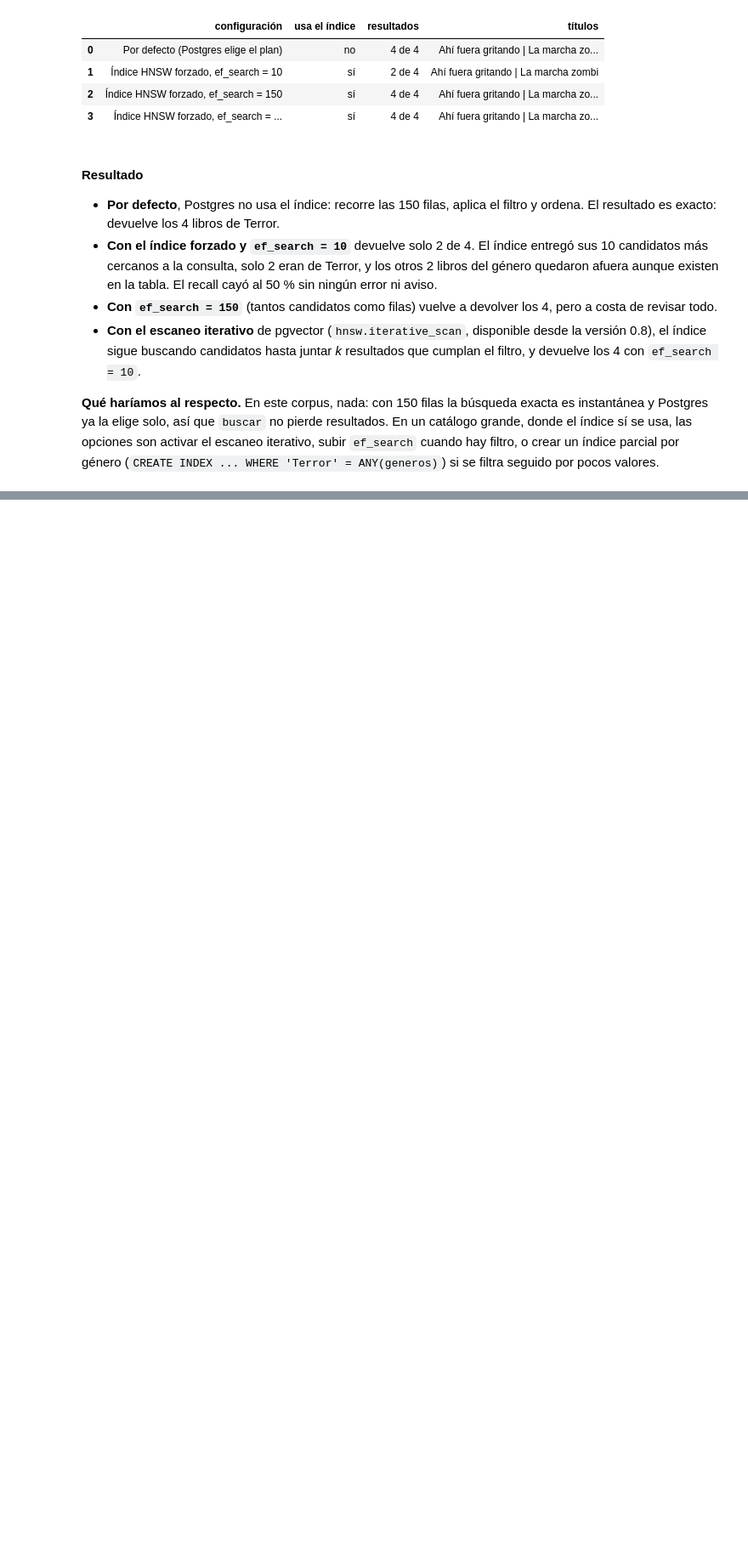
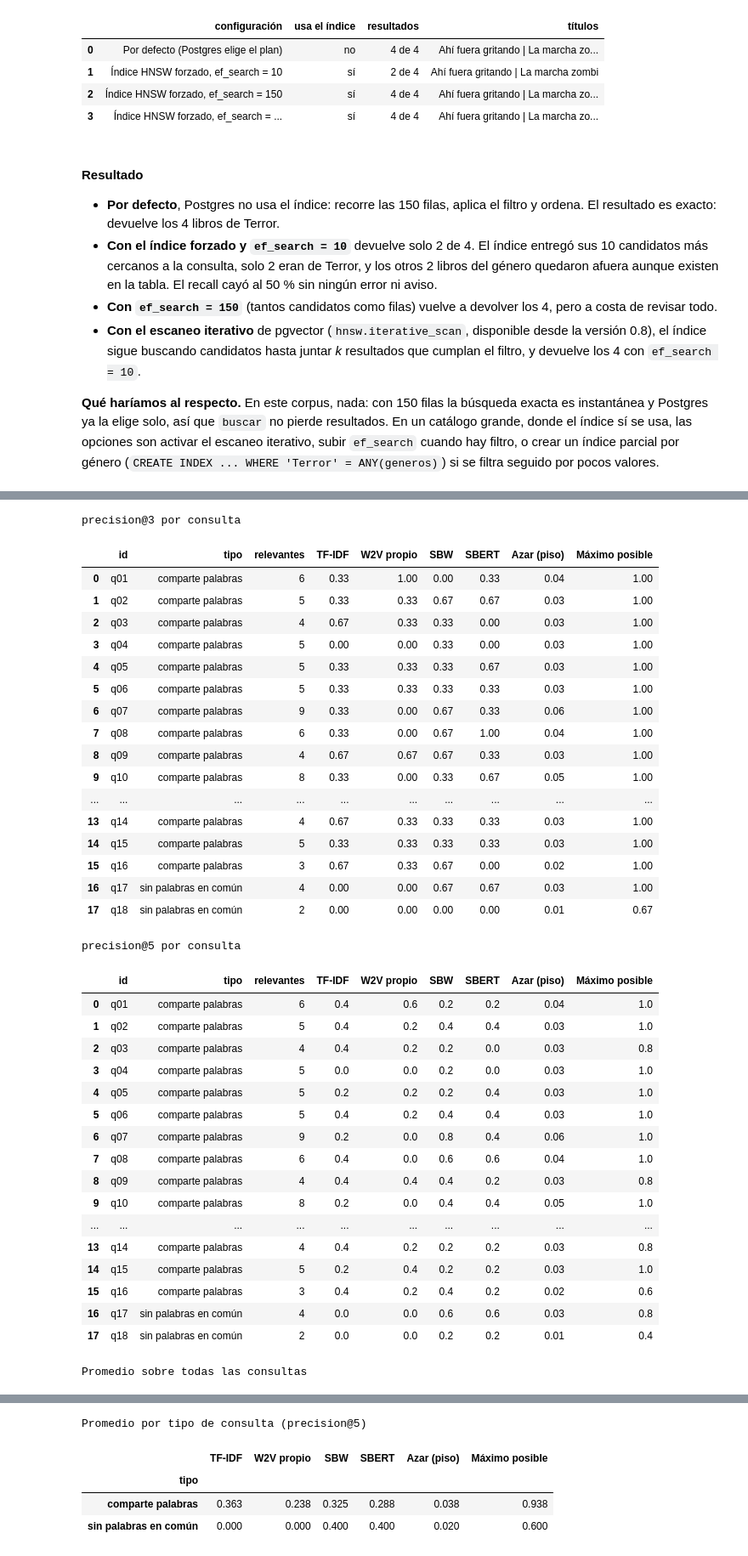
Before and after one commit to Franrnn/TUIA-NLP, a Jupyter notebook: src/TP2_Renna_Gomez_Ruiz_Esparza.ipynb, the cells around one changed output, grey strips where cells are left out. Shown at 85% size. Cells and saved outputs as stored; diff of their text form; code cells hidden in the pictures; blank space fills up the shorter version.

Commit message:
Evaluación y modelos y chunking + Informe

```diff
--- a/src/TP2_Renna_Gomez_Ruiz_Esparza.ipynb
+++ b/src/TP2_Renna_Gomez_Ruiz_Esparza.ipynb
@@ -1318,0 +1371,73 @@ if BASE_DISPONIBLE:
+# %%
+def top_k_ids(consulta, modelo, k):
+    # Los k libros más similares, con el mismo criterio que ranking(): solo similitud mayor que cero
+    sims = similitudes(consulta, modelo)
+    if sims is None:
+        return []
+    return [IDS[i] for i in np.argsort(sims)[::-1][:k] if sims[i] > 0]
+
+def evaluar(k):
+    filas = []
+    for qid, q in queries.items():
+        rel = relevantes_de(q)
+        fila = {"id": qid, "tipo": tipo_de(q), "relevantes": len(rel)}
+        for m in MODELOS:
+            fila[m] = len(rel & set(top_k_ids(q["consulta"], m, k))) / k
+        fila["Azar (piso)"] = len(rel) / N               # valor esperado al elegir k libros al azar
+        fila["Máximo posible"] = min(len(rel), k) / k    # con menos de k relevantes, 1 es inalcanzable
+        filas.append(fila)
+    return pd.DataFrame(filas)
+
+COLUMNAS = MODELOS + ["Azar (piso)", "Máximo posible"]
+resultados = {k: evaluar(k) for k in [3, 5]}
+
+for k, res in resultados.items():
+    print(f"\nprecision@{k} por consulta")
+    display(res.round(2))
+
+print("\nPromedio sobre todas las consultas")
+display(pd.DataFrame({f"precision@{k}": res[COLUMNAS].mean() for k, res in resultados.items()}).round(3))
+
+print("Promedio por tipo de consulta (precision@5)")
+display(resultados[5].groupby("tipo")[COLUMNAS].mean().round(3))
+
+print("Consultas sin palabras en común con sus relevantes (TF-IDF no puede acertar por construcción)")
+display(resultados[5][resultados[5]["tipo"] == "sin palabras en común"].round(2))
+# %% [output]
+precision@3 por consulta
+|  | id | tipo | relevantes | TF-IDF | W2V propio | SBW | SBERT | Azar (piso) | Máximo posible |
+| 0 | q01 | comparte palabras | 6 | 0.33 | 1.00 | 0.00 | 0.33 | 0.04 | 1.00 |
+| 1 | q02 | comparte palabras | 5 | 0.33 | 0.33 | 0.67 | 0.67 | 0.03 | 1.00 |
+| 2 | q03 | comparte palabras | 4 | 0.67 | 0.33 | 0.33 | 0.00 | 0.03 | 1.00 |
+| 3 | q04 | comparte palabras | 5 | 0.00 | 0.00 | 0.33 | 0.00 | 0.03 | 1.00 |
+| 4 | q05 | comparte palabras | 5 | 0.33 | 0.33 | 0.33 | 0.67 | 0.03 | 1.00 |
+| 5 | q06 | comparte palabras | 5 | 0.33 | 0.33 | 0.33 | 0.33 | 0.03 | 1.00 |
+| 6 | q07 | comparte palabras | 9 | 0.33 | 0.00 | 0.67 | 0.33 | 0.06 | 1.00 |
+| 7 | q08 | comparte palabras | 6 | 0.33 | 0.00 | 0.67 | 1.00 | 0.04 | 1.00 |
+| 8 | q09 | comparte palabras | 4 | 0.67 | 0.67 | 0.67 | 0.33 | 0.03 | 1.00 |
+| 9 | q10 | comparte palabras | 8 | 0.33 | 0.00 | 0.33 | 0.67 | 0.05 | 1.00 |
+| ... | ... | ... | ... | ... | ... | ... | ... | ... | ... |
+| 13 | q14 | comparte palabras | 4 | 0.67 | 0.33 | 0.33 | 0.33 | 0.03 | 1.00 |
+| 14 | q15 | comparte palabras | 5 | 0.33 | 0.33 | 0.33 | 0.33 | 0.03 | 1.00 |
+| 15 | q16 | comparte palabras | 3 | 0.67 | 0.33 | 0.67 | 0.00 | 0.02 | 1.00 |
+| 16 | q17 | sin palabras en común | 4 | 0.00 | 0.00 | 0.67 | 0.67 | 0.03 | 1.00 |
+| 17 | q18 | sin palabras en común | 2 | 0.00 | 0.00 | 0.00 | 0.00 | 0.01 | 0.67 |
+precision@5 por consulta
+|  | id | tipo | relevantes | TF-IDF | W2V propio | SBW | SBERT | Azar (piso) | Máximo posible |
+| 0 | q01 | comparte palabras | 6 | 0.4 | 0.6 | 0.2 | 0.2 | 0.04 | 1.0 |
+| 1 | q02 | comparte palabras | 5 | 0.4 | 0.2 | 0.4 | 0.4 | 0.03 | 1.0 |
+| 2 | q03 | comparte palabras | 4 | 0.4 | 0.2 | 0.2 | 0.0 | 0.03 | 0.8 |
+| 3 | q04 | comparte palabras | 5 | 0.0 | 0.0 | 0.2 | 0.0 | 0.03 | 1.0 |
+| 4 | q05 | comparte palabras | 5 | 0.2 | 0.2 | 0.2 | 0.4 | 0.03 | 1.0 |
+| 5 | q06 | comparte palabras | 5 | 0.4 | 0.2 | 0.4 | 0.4 | 0.03 | 1.0 |
+| 6 | q07 | comparte palabras | 9 | 0.2 | 0.0 | 0.8 | 0.4 | 0.06 | 1.0 |
+| 7 | q08 | comparte palabras | 6 | 0.4 | 0.0 | 0.6 | 0.6 | 0.04 | 1.0 |
+| 8 | q09 | comparte palabras | 4 | 0.4 | 0.4 | 0.4 | 0.2 | 0.03 | 0.8 |
+| 9 | q10 | comparte palabras | 8 | 0.2 | 0.0 | 0.4 | 0.4 | 0.05 | 1.0 |
+| ... | ... | ... | ... | ... | ... | ... | ... | ... | ... |
+| 13 | q14 | comparte palabras | 4 | 0.4 | 0.2 | 0.2 | 0.2 | 0.03 | 0.8 |
+| 14 | q15 | comparte palabras | 5 | 0.2 | 0.4 | 0.2 | 0.2 | 0.03 | 1.0 |
+| 15 | q16 | comparte palabras | 3 | 0.4 | 0.2 | 0.4 | 0.2 | 0.02 | 0.6 |
+| 16 | q17 | sin palabras en común | 4 | 0.0 | 0.0 | 0.6 | 0.6 | 0.03 | 0.8 |
+| 17 | q18 | sin palabras en común | 2 | 0.0 | 0.0 | 0.2 | 0.2 | 0.01 | 0.4 |
+Promedio sobre todas las consultas
@@ -1318,0 +1451,5 @@ if BASE_DISPONIBLE:
+Promedio por tipo de consulta (precision@5)
+|  | TF-IDF | W2V propio | SBW | SBERT | Azar (piso) | Máximo posible |
+| tipo |  |  |  |  |  |  |
+| comparte palabras | 0.363 | 0.238 | 0.325 | 0.288 | 0.038 | 0.938 |
+| sin palabras en común | 0.000 | 0.000 | 0.400 | 0.400 | 0.020 | 0.600 |
```
Also changed, not shown: parts of 20 cells of this notebook, 5 other files.
